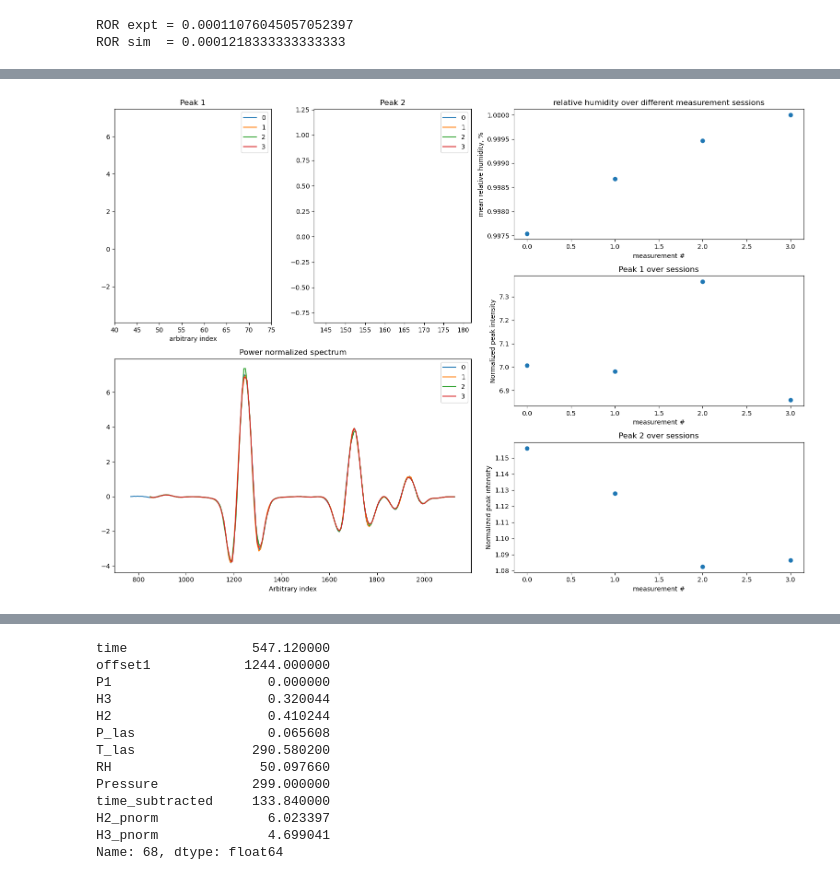
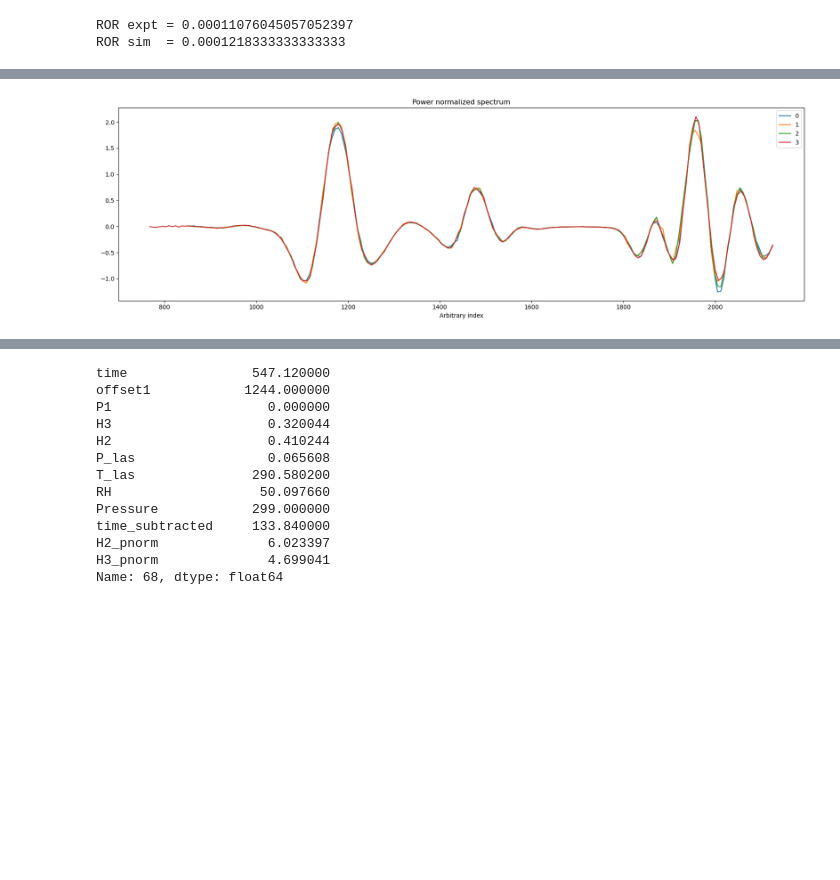
Before and after one commit to lampnis/aerosol-things, a Jupyter notebook: codes/nb.ipynb, the cells around one changed output, grey strips where cells are left out. Drawn from its saved outputs; the diff is of its cells as text; code cells hidden in the pictures; blank space fills up the shorter version.

```diff
--- a/codes/nb.ipynb
+++ b/codes/nb.ipynb
@@ -708,9 +708,9 @@ cm_17deg_300.water_plot()
 # %%
-path_17_deg = "./datas/17deg/"
-cm_17deg_600 = CEPAS_measurement(path=path_17_deg, path_signature="gasx_600_.+", cols=col_names)
-cm_17deg_600.water_plot()
+path_22_deg = "./datas/22deg/"
+cm_22deg_600 = CEPAS_measurement(path=path_22_deg, path_signature="gasx_600_.+", cols=col_names)
+cm_22deg_600.spectrum_only_plot()
 
-# cm_17deg_600.spectra_list[0]
+# cm_22deg_600.spectra_list[0]
 # %% [output]
-[figure, old version]
+[figure, new version]
 # %%
```
Also changed, not shown: parts of 8 cells of this notebook, 12 other files.
